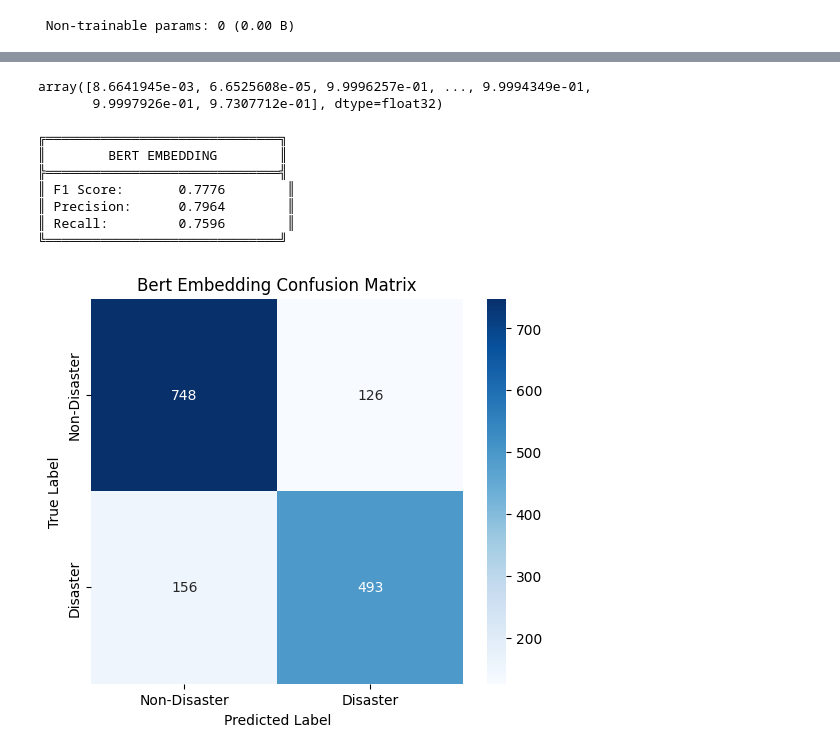
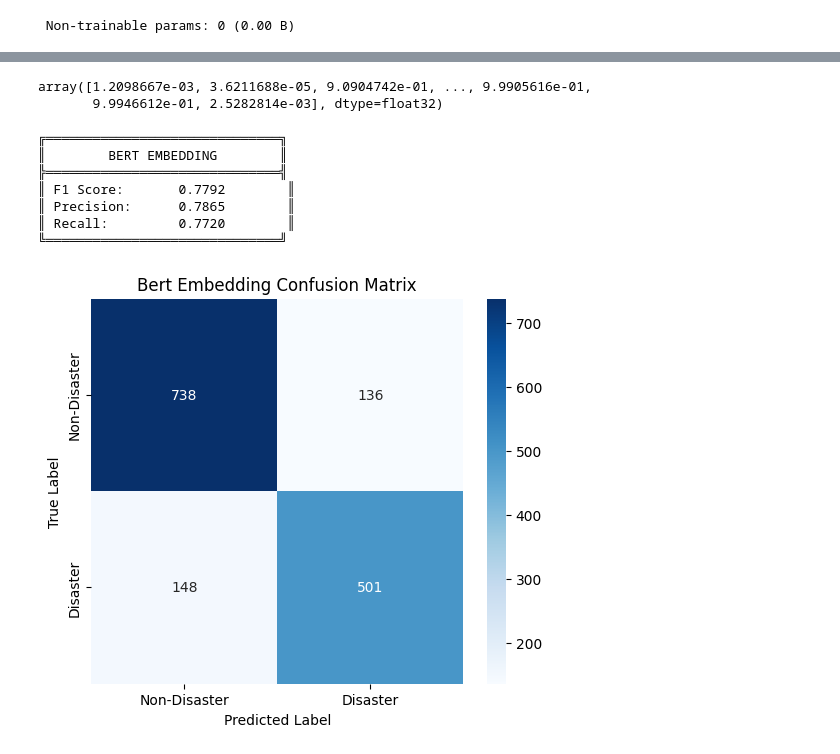
Before and after one commit to omar-hadf/data-battles, a Jupyter notebook: disaster-tweets-start-point.ipynb, the cells around one changed output, grey strips where cells are left out. Drawn from its saved outputs; the diff is of its cells as text; code cells hidden in the pictures.

```diff
--- a/disaster-tweets-start-point.ipynb
+++ b/disaster-tweets-start-point.ipynb
@@ -228,17 +228,5 @@
 # %% [markdown]
 ## data processing
-# %%
-def text_preprocess(text):
-    #Remove all URLs from text
-    text= re.sub(r'http[s]?://(?:[a-zA-Z]|[0-9]|[$-_@.&+]|[!*\\(\\),]|(?:%[0-9a-fA-F][0-9a-fA-F]))+', '', text)
-    text= re.sub(r"#(\w+)", r"\1", text)
-    #text= re.sub(r"[^\w\s{'}]|_", '', text)
-    text= re.sub(r'[^\w\s]', '', text)
-    text= re.sub(r'\n', ' ', text)
-    text= re.sub(r'\d+', '', text)
-    text
-
-    return text.lower().strip()
 # %%
 stemmer = SnowballStemmer('english')
 
@@ -470,5 +458,18 @@ metrics = evaluate_model(y_test, y_pred_thresh, "Test Embedding")
 # %% [markdown]
 ## BERT
+# %%
+def text_preprocess(text):
+    """Optimal cleaning for BERT while preserving semantic cues"""
+    # 1. Remove URLs and user mentions
+    text = re.sub(r'http\S+|@\w+', '', text)
+
+    # 2. Clean hashtags (keep text, remove #)
+    text = re.sub(r'#(\w+)', r'\1', text)
+
+    # 3. Standardize apostrophes
+    text = re.sub(r'[‘’´`]', "'", text)
+
+    return text.strip()
 # %%
 train_df = train.copy()
 
@@ -569,7 +570,7 @@ Model: "functional_1"
 # 4. Training the Model
 history = model.fit(
     dataset,
-    epochs=20
+    epochs=30
     #validation_data=test_dataset
 )
 # %% [output]
@@ -610,17 +611,17 @@ y_pred = [predict(t) for t in X_test]
 # %%
 np.array(y_pred)
 # %% [output]
-array([8.6641945e-03, 6.6525608e-05, 9.9996257e-01, ..., 9.9994349e-01,
-       9.9997926e-01, 9.7307712e-01], dtype=float32)
+array([1.2098667e-03, 3.6211688e-05, 9.0904742e-01, ..., 9.9905616e-01,
+       9.9946612e-01, 2.5282814e-03], dtype=float32)
 # %%
-y_pred_thresh = (np.array(y_pred)  > 0.72).astype(int)
+y_pred_thresh = (np.array(y_pred)  > 0.75).astype(int)
 metrics = evaluate_model(y_test, y_pred_thresh, "Bert Embedding")
 # %% [output]
 ╔══════════════════════════════╗
 ║        BERT EMBEDDING        ║
 ╠══════════════════════════════╣
-║ F1 Score:       0.7776        ║
-║ Precision:      0.7964        ║
-║ Recall:         0.7596        ║
+║ F1 Score:       0.7792        ║
+║ Precision:      0.7865        ║
+║ Recall:         0.7720        ║
 ╚══════════════════════════════╝
-[figure, old version]
+[figure, new version]
```
Also changed, not shown: parts of 20 cells of this notebook.
